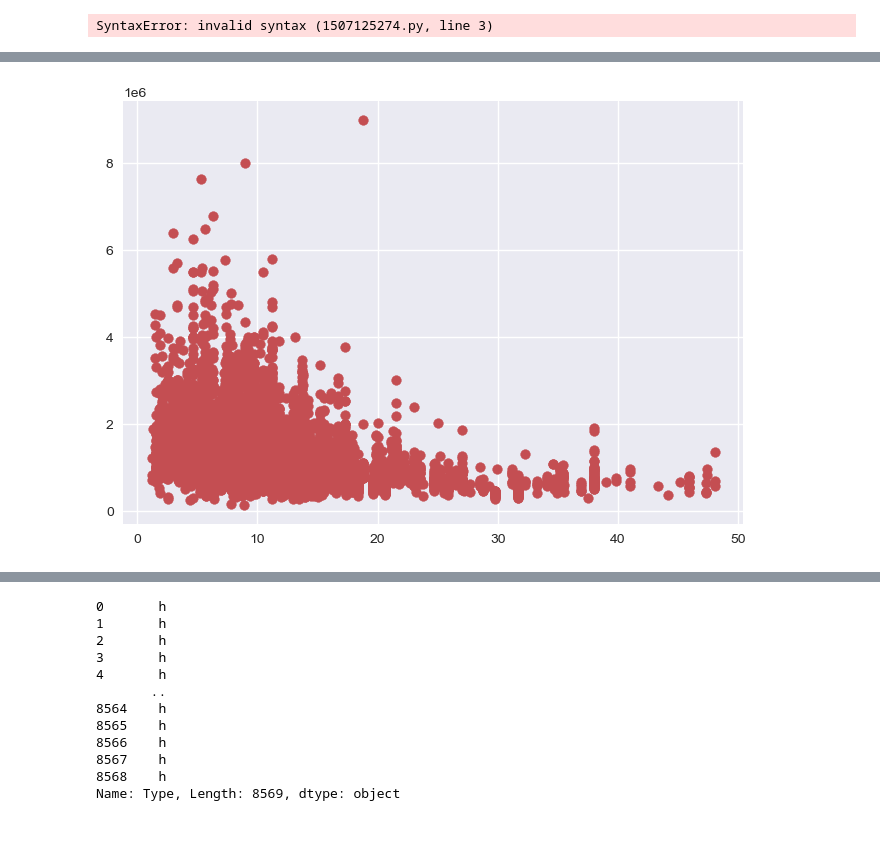
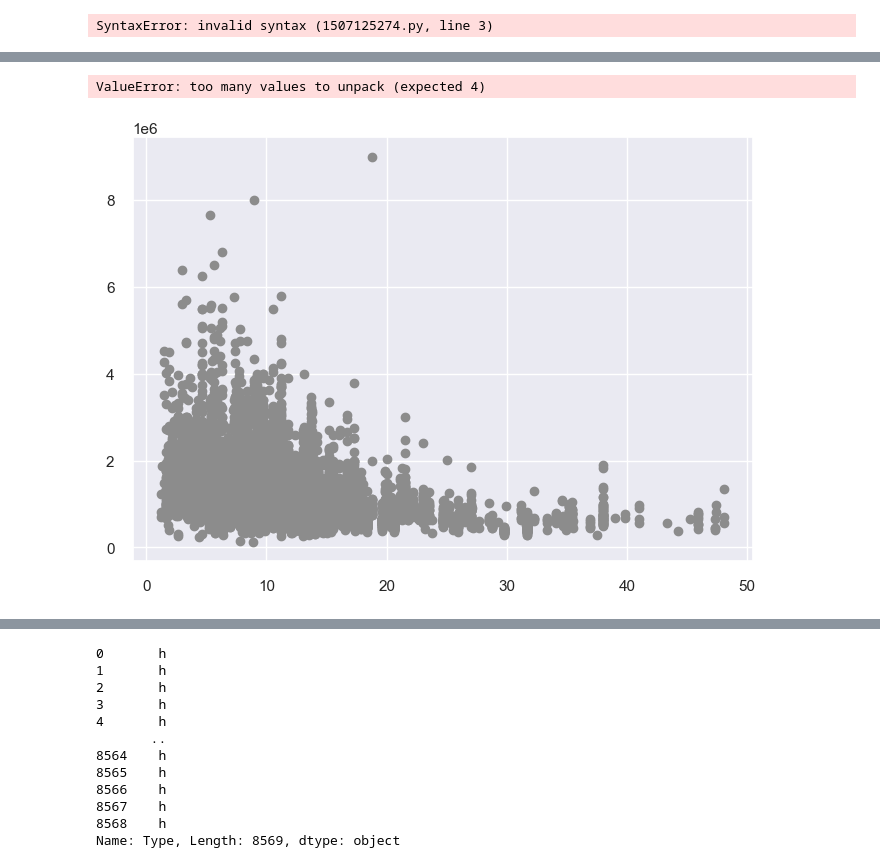
Before and after one commit to Kopixx/Project-1, a Jupyter notebook: Q2_data_exploration_based_off_existing_Q1.ipynb, the cells around one changed output, grey strips where cells are left out. Drawn from its saved outputs; the diff is of its cells as text; code cells hidden in the pictures; blank space fills up the shorter version.

```diff
--- a/Q2_data_exploration_based_off_existing_Q1.ipynb
+++ b/Q2_data_exploration_based_off_existing_Q1.ipynb
@@ -663,7 +663,5 @@ plt.show()
 # %% [markdown]
 ### Question 2 ###
-# %%
-plt.style.use('seaborn')
 # %%
 cleaned_df.to_csv('cleaned_df.csv', index=False)
 # %%
@@ -738,18 +804,21 @@ Type_Unit= (Q2_distance_df['Type']=='u')
 Type_House = (Q2_distance_df['Type']=='h')
 Type_Townhouse = (Q2_distance_df['Type']=='t')
 
+Unit_distance_df= Q2_distance_df.loc[Type_Unit]
+Unit_distance_df = Unit_distance_df.dropna(how='any')
 
-Unit_distance_df= Q2_distance_df.loc[Type_Unit]
 Unit_distance_df.reset_index(drop=True, inplace=True)
 print("Unit_Distance_data")
 print(Unit_distance_df)
 
 TownH_distance_df= Q2_distance_df.loc[Type_Townhouse]
+TownH_distance_df = TownH_distance_df.dropna(how='any')
 TownH_distance_df.reset_index(drop=True, inplace=True)
 print("TownH_Distance_data")
 print(TownH_distance_df)
 
 House_distance_df= Q2_distance_df.loc[Type_House]
+House_distance_df = House_distance_df.dropna(how='any')
 House_distance_df.reset_index(drop=True, inplace=True)
 print("House_Distance_data")
 print(House_distance_df)
@@ -800,8 +991,56 @@ SyntaxError: invalid syntax (1507125274.py, line 3)
+# %%
+##[X=TownH_distance_df.iloc[:,2].values.reshape(-1, 1)
+#Y=TownH_distance_df.iloc[:,4].values.reshape(-1, 1)
+#lr=LinearRegression()
+#lr.fit(X, Y)
+#Y_pred = lr.predict(X)
+
+#plt.scatter(X, Y, color="C9", lw=2, alpha=0.5)
+#plt.plot(X,Y_pred, markevery=25, color="red", lw=2,)
+#plt.title("Linear Regression of Distance vs. Price - Townhouses")
+#plt.ylabel("Price")
+#plt.xlabel("Distance")
+#plt.show()]##
+
+
+
+
+
+x_values=TownH_distance_df.iloc[:,2].values.reshape(-1, 1)
+y_values=TownH_distance_df.iloc[:,4].values.reshape(-1, 1)
+(slope, intercept, rvalue, pvalue, stderr) = st.linregress(x_values, y_values)
+regress_values = x_values * slope + intercept
+
+#Save the line equation
+line_eq = "y = " + str(round(slope, 2)) + "x + " + str(round(intercept, 2))
+
+#Plot the data
+ax.scatter(x_values, y_values)
+ax.set_title(scatter_titles[i], fontweight="bold")
+ax.set_xlabel(scatter_xlabels[i])
+ax.set_ylabel("Price ($AUD)")
+
+#Add the regrssion line & equation
+ax.plot(x_values, regress_values, "r-")
+red_line = plt.Line2D([], [], color='red', label=line_eq)
+ax.legend(handles=[red_line])
+
+plt.tight_layout()
+
+
+
+
+plt.plot(x_values, regress_values, "r-")
+red_line = plt.Line2D([], [], color='red', label=line_eq)
+ax.legend(handles=[red_line])
+# %% [output]
+ValueError: too many values to unpack (expected 4)
 # %%
+#Working but missing linear Regres
 #Property Type = House, Distance
 x = np.array([House_distance_df["Distance"]])
 y = np.array([House_distance_df["Price"]])
-plt.scatter(x, y, color="C8")
+plt.scatter(x, y, color="C7")
 plt.show()
 # %% [output]
-[figure, old version]
+[figure, new version]
```
Also changed, not shown: parts of 31 cells of this notebook.
